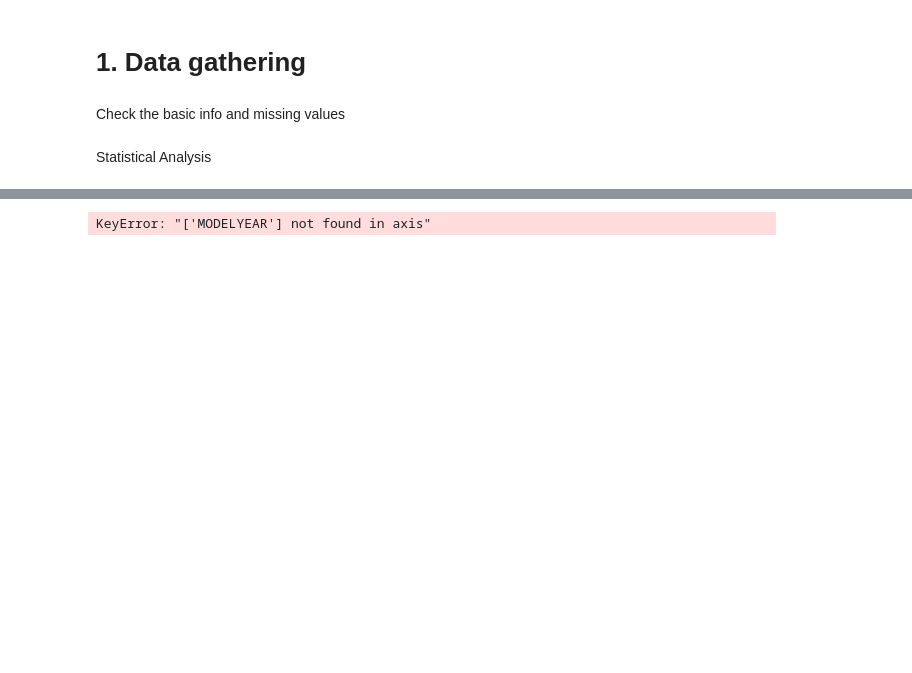
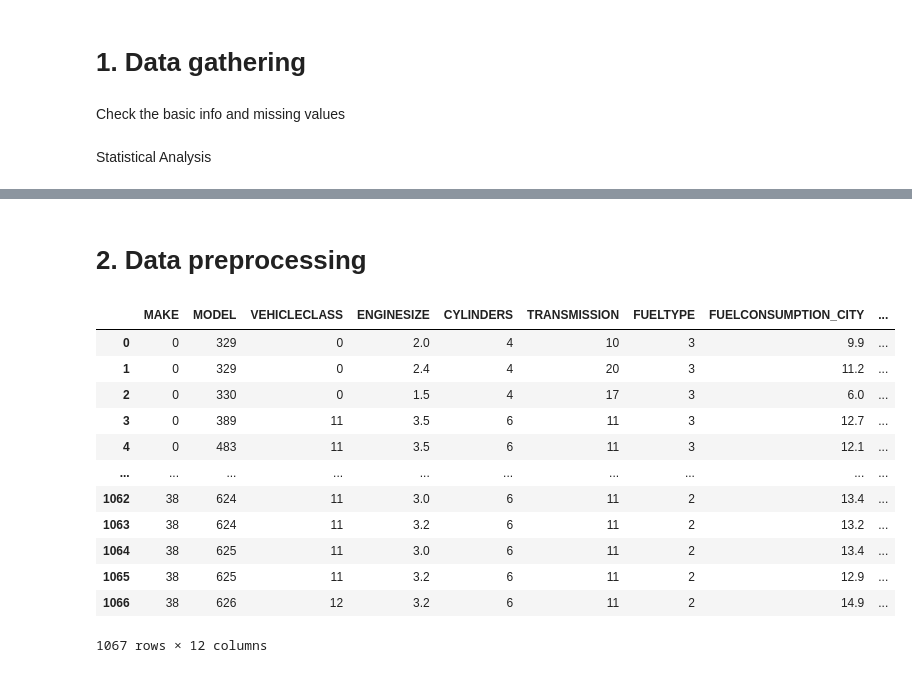
Before and after one commit to Rasel-25/Python, a Jupyter notebook: Project/Linear_Regression.ipynb, the cells around one changed output, grey strips where cells are left out. Drawn from its saved outputs; the diff is of its cells as text; code cells hidden in the pictures; blank space fills up the shorter version.

```diff
--- a/Project/Linear_Regression.ipynb
+++ b/Project/Linear_Regression.ipynb
@@ -62,4 +60,2 @@ data.describe().T
-# %%
-data.drop(columns=['MODELYEAR'], inplace=True)
-# %% [output]
-KeyError: "['MODELYEAR'] not found in axis"
+# %% [markdown]
+# 2. Data preprocessing
@@ -65,0 +69,16 @@ KeyError: "['MODELYEAR'] not found in axis"
+# %%
+data
+# %% [output]
+|  | MAKE | MODEL | VEHICLECLASS | ENGINESIZE | CYLINDERS | TRANSMISSION | FUELTYPE | FUELCONSUMPTION_CITY | ... |
+| 0 | 0 | 329 | 0 | 2.0 | 4 | 10 | 3 | 9.9 | ... |
+| 1 | 0 | 329 | 0 | 2.4 | 4 | 20 | 3 | 11.2 | ... |
+| 2 | 0 | 330 | 0 | 1.5 | 4 | 17 | 3 | 6.0 | ... |
+| 3 | 0 | 389 | 11 | 3.5 | 6 | 11 | 3 | 12.7 | ... |
+| 4 | 0 | 483 | 11 | 3.5 | 6 | 11 | 3 | 12.1 | ... |
+| ... | ... | ... | ... | ... | ... | ... | ... | ... | ... |
+| 1062 | 38 | 624 | 11 | 3.0 | 6 | 11 | 2 | 13.4 | ... |
+| 1063 | 38 | 624 | 11 | 3.2 | 6 | 11 | 2 | 13.2 | ... |
+| 1064 | 38 | 625 | 11 | 3.0 | 6 | 11 | 2 | 13.4 | ... |
+| 1065 | 38 | 625 | 11 | 3.2 | 6 | 11 | 2 | 12.9 | ... |
+| 1066 | 38 | 626 | 12 | 3.2 | 6 | 11 | 2 | 14.9 | ... |
+1067 rows × 12 columns
```
Also changed, not shown: parts of 9 cells of this notebook.
